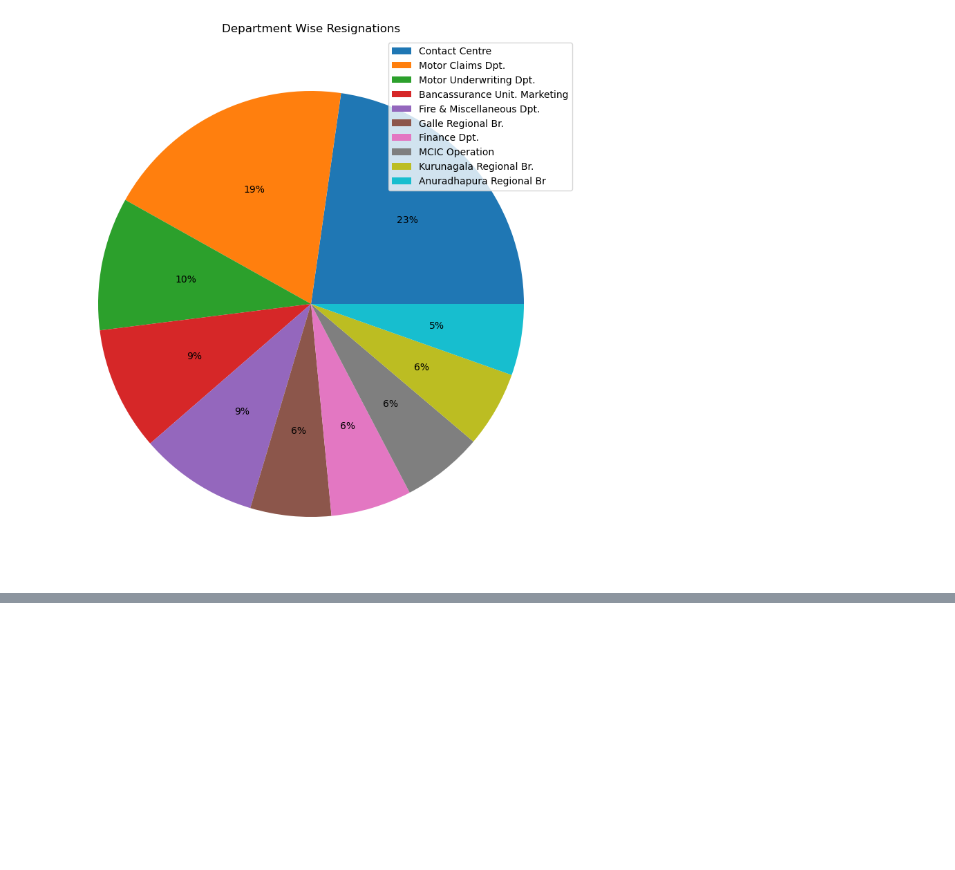
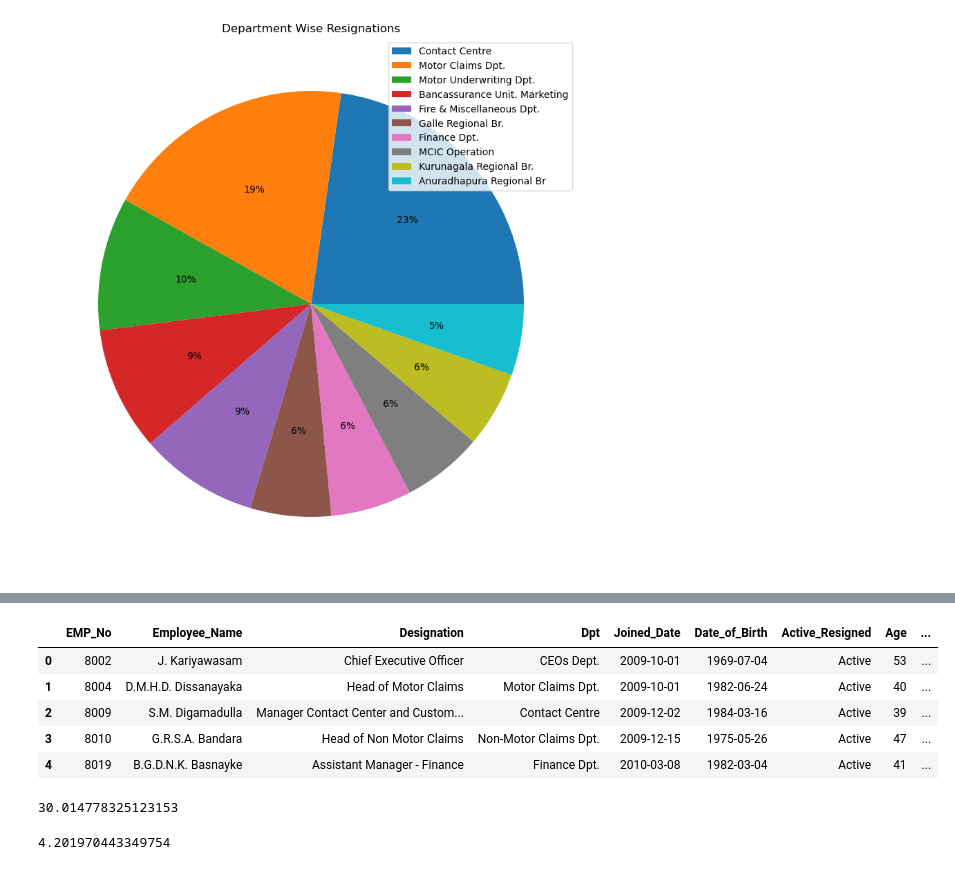
Before and after one commit to kgsindika/PIL-Work, a Jupyter notebook: HR Data Analysis.ipynb, the cells around one changed output, grey strips where cells are left out. Saved outputs shown, nothing was run; the diff lists cells and outputs as text; code cells hidden in the pictures; blank space fills up the shorter version.

```diff
--- a/HR Data Analysis.ipynb
+++ b/HR Data Analysis.ipynb
@@ -148,0 +202,10 @@ plot = resigned_deptwise_df.head(10).plot(kind='pie', y='Count', autopct='%1.0f%
+# %%
+active_df = pd.DataFrame()
+
+# Get active employees
+active_df = staff_df.query("Active_Resigned == 'Active'")
+
+# Drop resigned date and reason columns since those are not required
+active_df = active_df.drop(columns=['Date_Resigned', 'Reason_for_leaving'])
+
+active_df.head()
@@ -148,0 +241,28 @@ plot = resigned_deptwise_df.head(10).plot(kind='pie', y='Count', autopct='%1.0f%
+# %%
+today = date.today()
+
+# This function converts given date to no.of years working at PI
+def PI_Years(joined_date):
+    today = date.today()
+    return today.year - joined_date.year - ((today.month,
+                                      today.day) < (joined_date.month,
+                                                    joined_date.day))
+
+
+active_df['PI_No_Of_Years'] = active_df['Joined_Date'].apply(PI_Years)
+active_df.head()
+# %% [output]
+|  | EMP_No | Employee_Name | Designation | Dpt | Joined_Date | Date_of_Birth | Active_Resigned | Age | ... |
+| 0 | 8002 | J. Kariyawasam | Chief Executive Officer | CEOs Dept. | 2009-10-01 | 1969-07-04 | Active | 53 | ... |
+| 1 | 8004 | D.M.H.D. Dissanayaka | Head of Motor Claims | Motor Claims Dpt. | 2009-10-01 | 1982-06-24 | Active | 40 | ... |
+| 2 | 8009 | S.M. Digamadulla | Manager Contact Center and Custom... | Contact Centre | 2009-12-02 | 1984-03-16 | Active | 39 | ... |
+| 3 | 8010 | G.R.S.A. Bandara | Head of Non Motor Claims | Non-Motor Claims Dpt. | 2009-12-15 | 1975-05-26 | Active | 47 | ... |
+| 4 | 8019 | B.G.D.N.K. Basnayke | Assistant Manager - Finance | Finance Dpt. | 2010-03-08 | 1982-03-04 | Active | 41 | ... |
+# %%
+active_df['Age'].mean()
+# %% [output]
+30.014778325123153
+# %%
+active_df['PI_No_Of_Years'].mean()
+# %% [output]
+4.201970443349754
```
Also changed, not shown: parts of 12 cells of this notebook.
